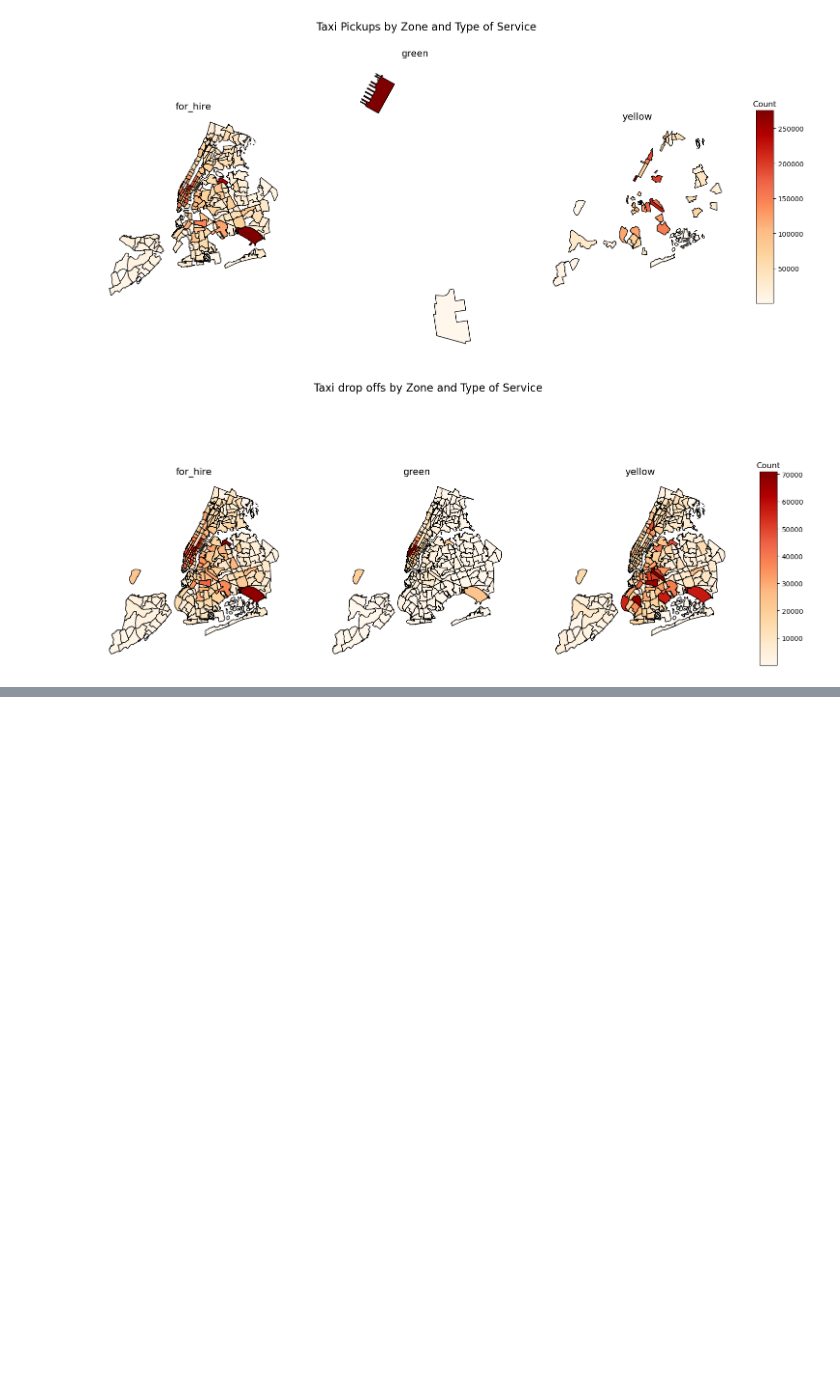
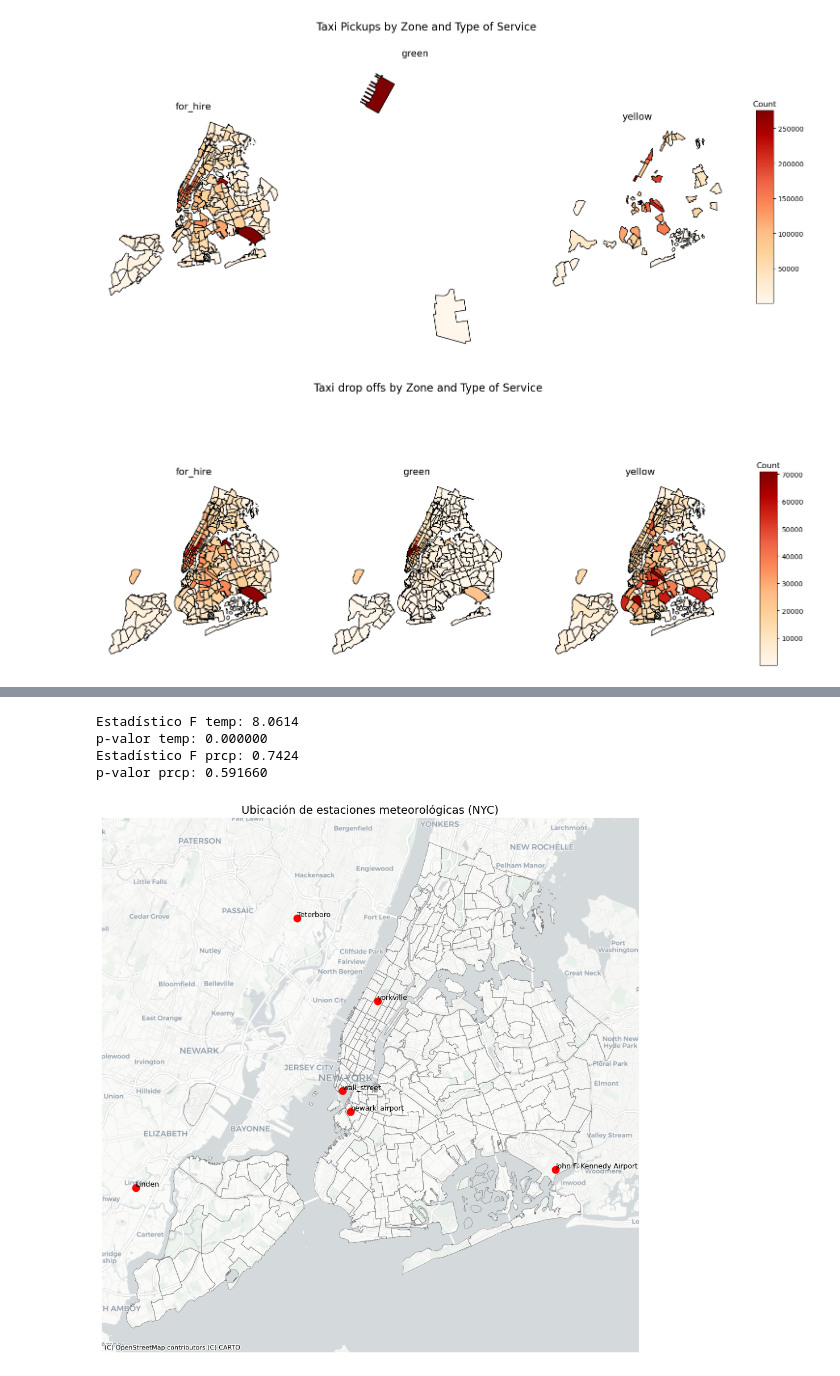
Before and after one commit to DAcoder17/MachineLearning1, a Jupyter notebook: TLC/EDA.ipynb, the cells around one changed output, grey strips where cells are left out. Drawn from its saved outputs; the diff is of its cells as text; code cells hidden in the pictures; blank space fills up the shorter version.

```diff
--- a/TLC/EDA.ipynb
+++ b/TLC/EDA.ipynb
@@ -510,0 +543,63 @@ plt.show()
+# %%
+cols = ['temp', 'prcp']
+
+for col in cols:
+
+    f_stat, p_val = stats.f_oneway(
+        wall_street[col].dropna(),
+        yorksville[col].dropna(),
+        newark[col].dropna(),
+        jf_kennedy[col].dropna(),
+        teterboro[col].dropna(),
+        linden[col].dropna()
+    )
+
+    print(f"Estadístico F {col}: {f_stat:.4f}")
+    print(f"p-valor {col}: {p_val:.6f}")
+# %% [output]
+Estadístico F temp: 8.0614
+p-valor temp: 0.000000
+Estadístico F prcp: 0.7424
+p-valor prcp: 0.591660
+# %%
+#  puntos de referencia
+coords = [
+    (40.7012, -74.009),   # Wall Street
+    (40.6833, -74.0000),  # Newark Airport
+    (40.7789, -73.9692),  # Yorkville
+    (40.6333, -73.7667),  # aiorport jhonf keneddy
+    (40.8501, -74.0608),  # teterboro
+    (40.6174, -74.2446)   # linden
+]
+
+names = ["wall_street", "newark_airport", "yorkville", 'John F. Kennedy Airport',  'Teterboro', 'Linden']
+
+points = gpd.GeoDataFrame(
+    {"name": names},
+    geometry=[Point(lon, lat) for lat, lon in coords],
+    crs="EPSG:4326"
+)
+
+# Convertir ambos al CRS Web Mercator
+gdf = gdf.to_crs(epsg=3857)
+points = points.to_crs(epsg=3857)
+
+# Graficar
+fig, ax = plt.subplots(figsize=(10, 10))
+gdf.plot(ax=ax, color="none", edgecolor="gray", linewidth=0.5)
+points.plot(ax=ax, color="red", markersize=80)
+
+# Agregar etiquetas
+for x, y, label in zip(points.geometry.x, points.geometry.y, points["name"]):
+    ax.text(x, y, label, fontsize=9, ha="left", va="bottom", color="black")
+
+# Agregar mapa base tipo Google / OpenStreetMap
+ctx.add_basemap(ax, source=ctx.providers.CartoDB.Positron)
+
+# Ajustes finales
+ax.set_axis_off()
+plt.title("Ubicación de estaciones meteorológicas (NYC)", fontsize=14)
+plt.tight_layout()
+plt.show()
+# %% [output]
+[figure, added]
```
Also changed, not shown: parts of 14 cells of this notebook.
